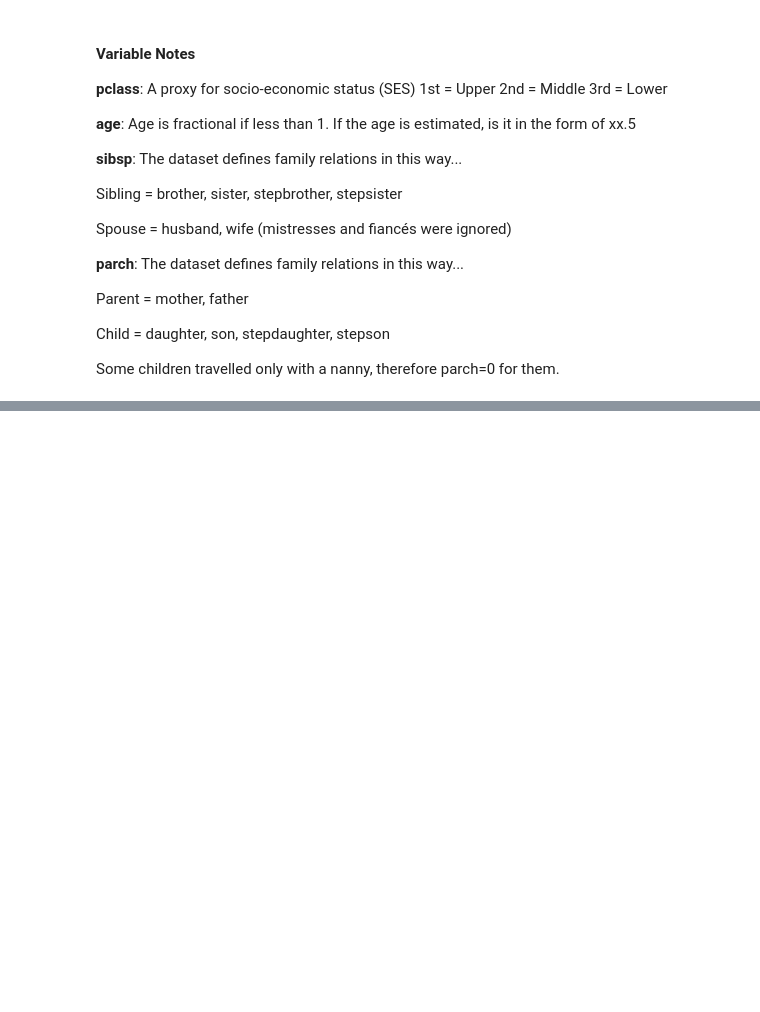
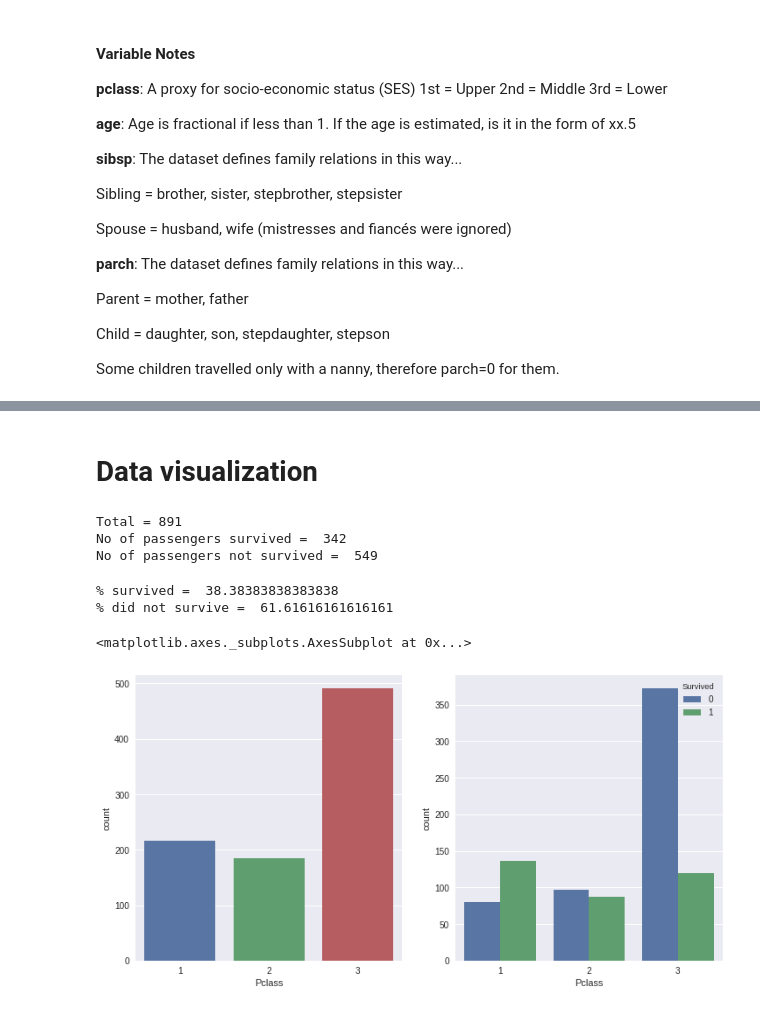
Before and after one commit to SiddharthaSarma/scikit-learn, a Jupyter notebook: logistic-regression/titanic/predict-titanic-survivals.ipynb, the cells around one changed output, grey strips where cells are left out. Saved outputs shown, nothing was run; the diff lists cells and outputs as text; code cells hidden in the pictures; blank space fills up the shorter version.

Commit message:
add visualization to the data

```diff
--- a/logistic-regression/titanic/predict-titanic-survivals.ipynb
+++ b/logistic-regression/titanic/predict-titanic-survivals.ipynb
@@ -73,3 +73,5 @@ training_data.tail(10)
 | 888 | 889 | 0 | 3 | Johnston, Miss. Catherine Helen "... | female | NaN | 1 | 2 | W./C. 6607 | 23.4500 | ... |
 | 889 | 890 | 1 | 1 | Behr, Mr. Karl Howell | male | 26.0 | 0 | 0 | 111369 | 30.0000 | ... |
 | 890 | 891 | 0 | 3 | Dooley, Mr. Patrick | male | 32.0 | 0 | 0 | 370376 | 7.7500 | ... |
+# %% [markdown]
+# Data visualization
@@ -75,0 +82,23 @@ training_data.tail(10)
+# %%
+print('Total =', total)
+print('No of passengers survived = ', survived)
+print('No of passengers not survived = ', not_survived)
+# %% [output]
+Total = 891
+No of passengers survived =  342
+No of passengers not survived =  549
+# %%
+print('% survived = ', (survived / total) * 100)
+print('% did not survive = ', (not_survived / total) * 100)
+# %% [output]
+% survived =  38.38383838383838
+% did not survive =  61.61616161616161
+# %%
+plt.figure(figsize=[12, 6])
+plt.subplot(121)
+sns.countplot(x='Pclass', data=training_data)
+plt.subplot(122)
+sns.countplot(x='Pclass', hue='Survived', data=training_data)
+# %% [output]
+<matplotlib.axes._subplots.AxesSubplot at 0x...>
+[figure, added]
```
Also changed, not shown: parts of 4 cells of this notebook.
